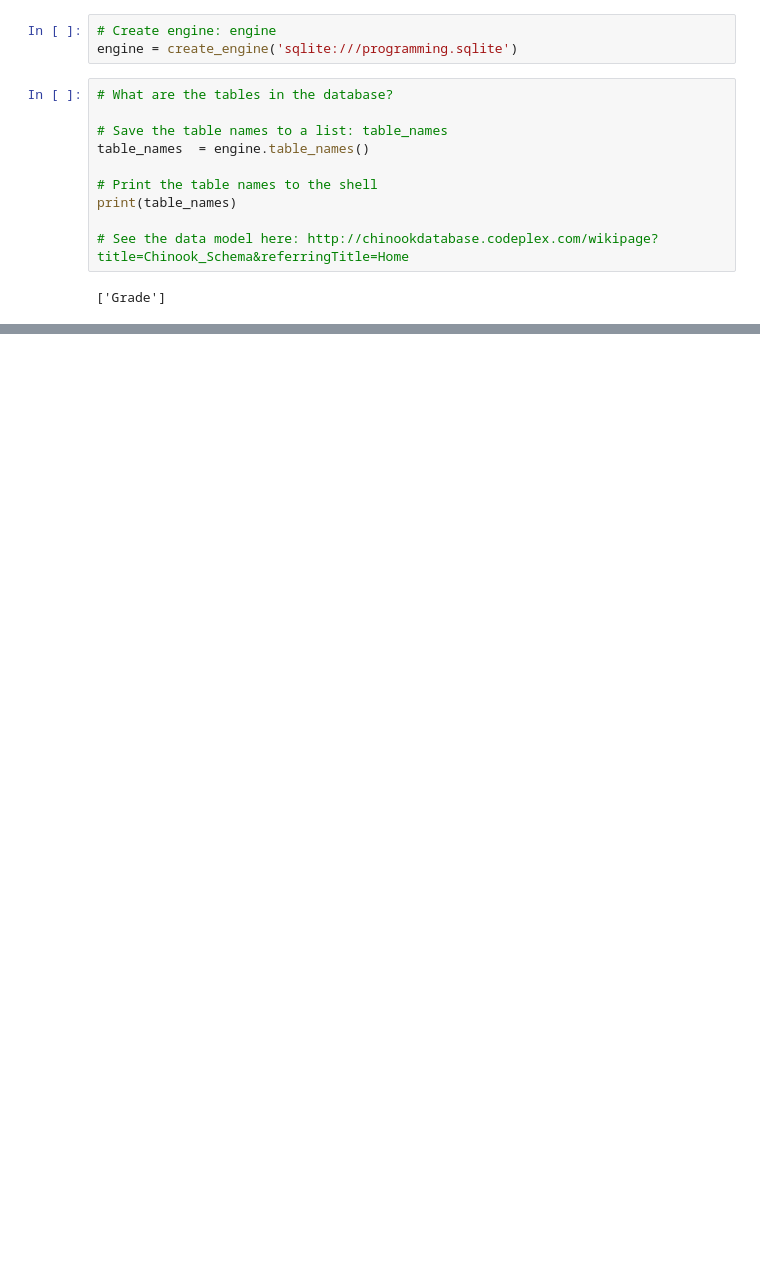
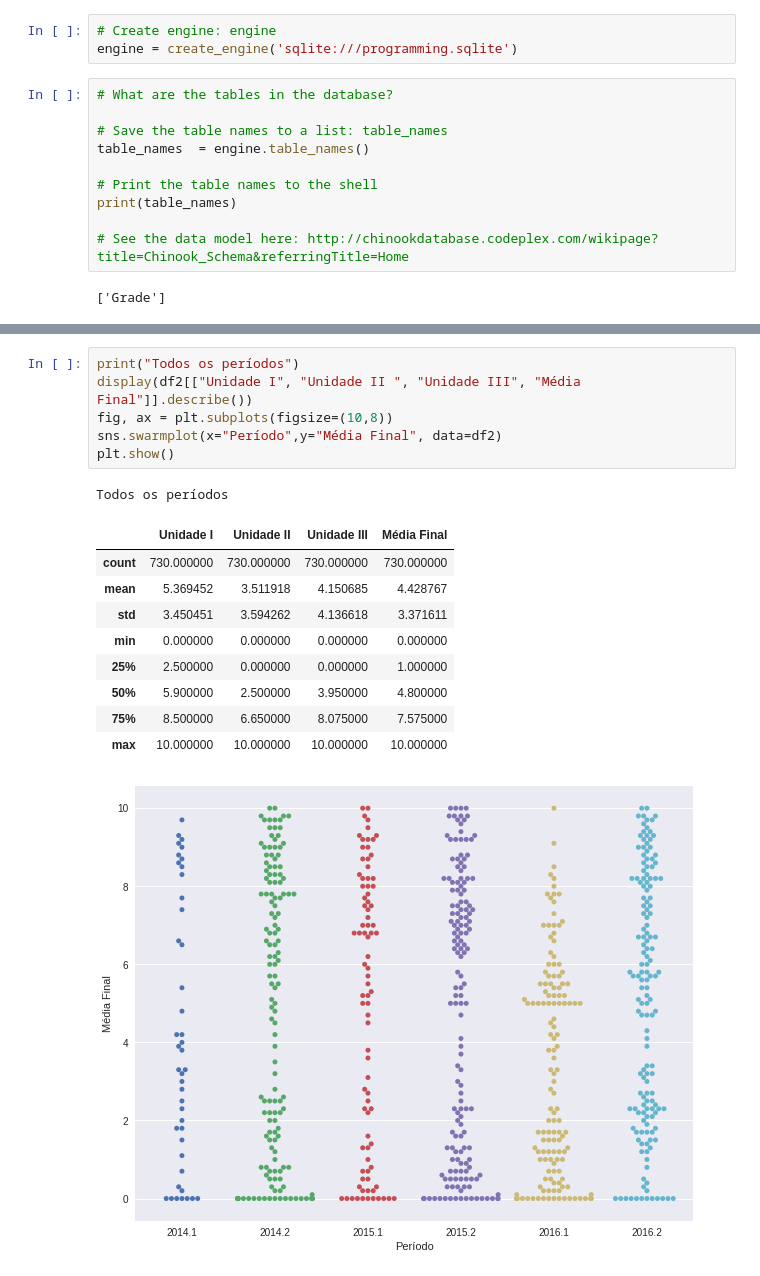
Before and after one commit to raivitor/Disc-Big-Data, a Jupyter notebook: Trabalho_Unidade_3/Atv_1/Programming_disciplines.ipynb, the cells around one changed output, grey strips where cells are left out. Drawn from its saved outputs; the diff is of its cells as text; blank space fills up the shorter version.

```diff
--- a/Trabalho_Unidade_3/Atv_1/Programming_disciplines.ipynb
+++ b/Trabalho_Unidade_3/Atv_1/Programming_disciplines.ipynb
@@ -132,0 +170,18 @@ KeyError: 'Unidade II'
+# %%
+print("Todos os períodos")
+display(df2[["Unidade I", "Unidade II ", "Unidade III", "Média Final"]].describe())
+fig, ax = plt.subplots(figsize=(10,8))
+sns.swarmplot(x="Período",y="Média Final", data=df2)
+plt.show()
+# %% [output]
+Todos os períodos
+|  | Unidade I | Unidade II | Unidade III | Média Final |
+| count | 730.000000 | 730.000000 | 730.000000 | 730.000000 |
+| mean | 5.369452 | 3.511918 | 4.150685 | 4.428767 |
+| std | 3.450451 | 3.594262 | 4.136618 | 3.371611 |
+| min | 0.000000 | 0.000000 | 0.000000 | 0.000000 |
+| 25% | 2.500000 | 0.000000 | 0.000000 | 1.000000 |
+| 50% | 5.900000 | 2.500000 | 3.950000 | 4.800000 |
+| 75% | 8.500000 | 6.650000 | 8.075000 | 7.575000 |
+| max | 10.000000 | 10.000000 | 10.000000 | 10.000000 |
+[figure, added]
```
Also changed, not shown: parts of 23 cells of this notebook, 3 other files.
